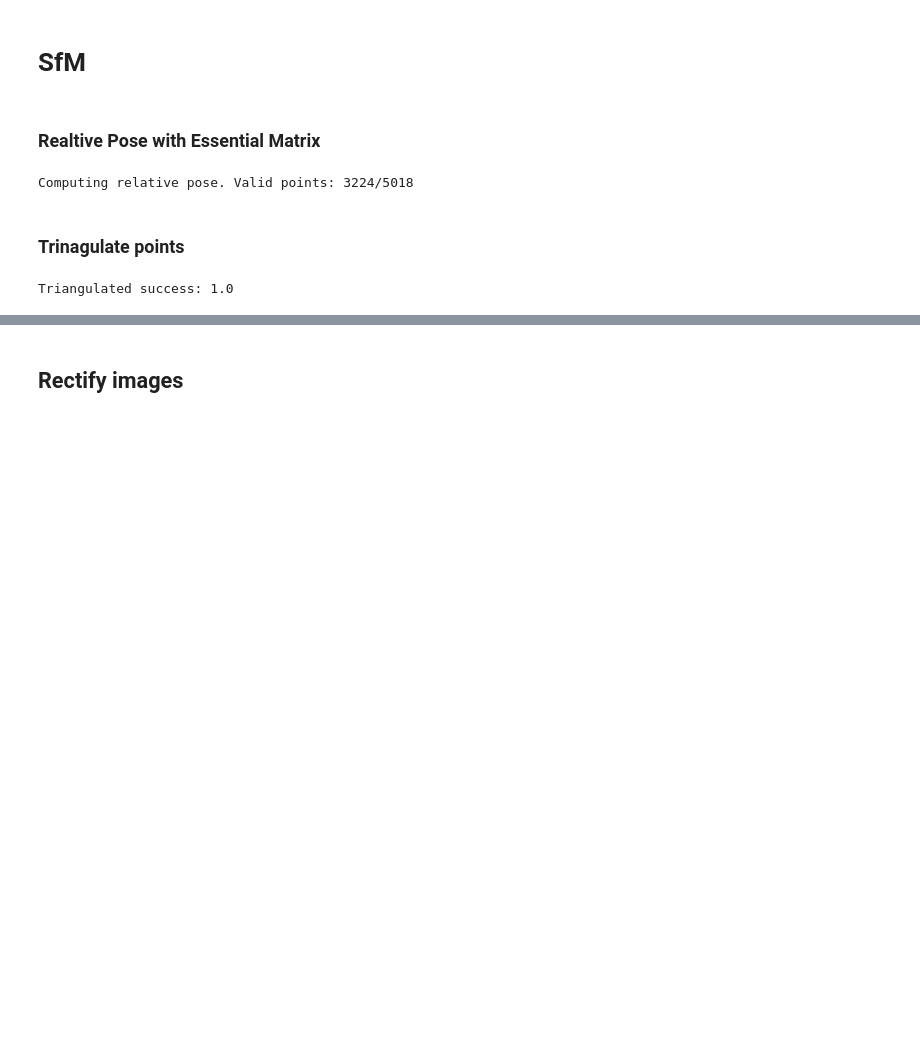
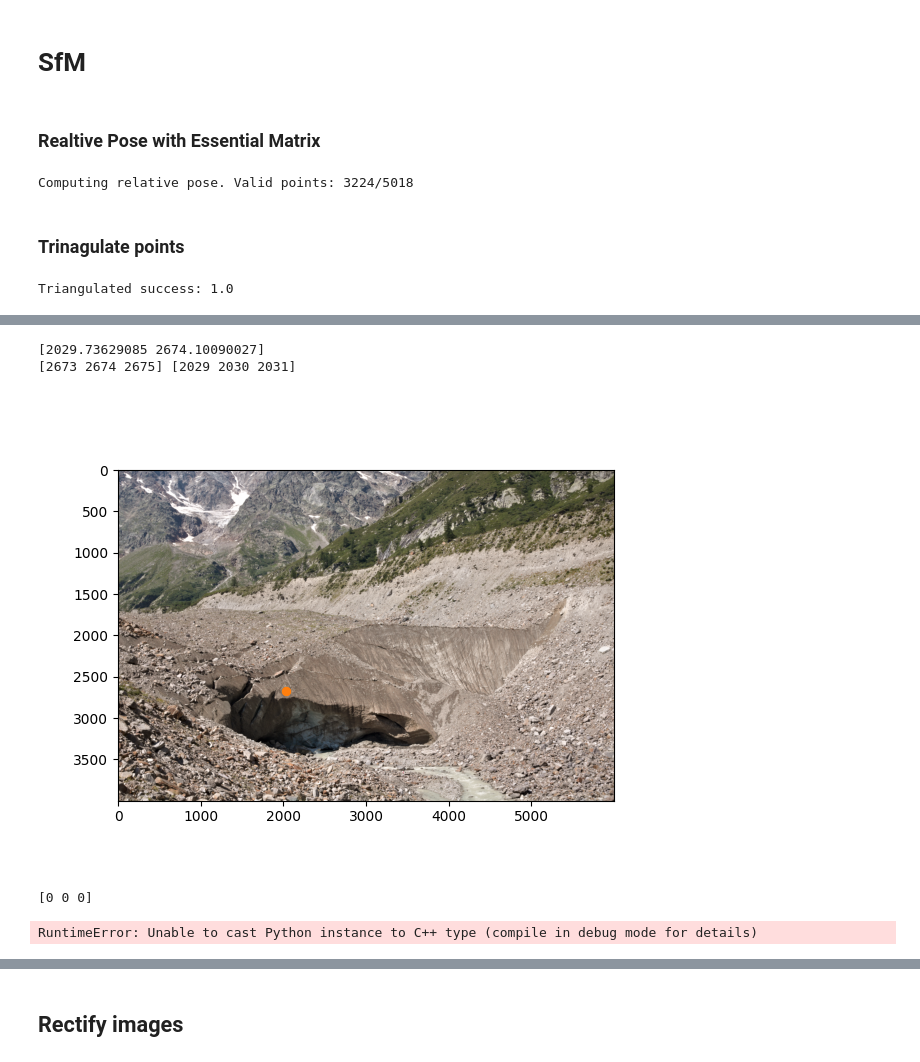
Before and after one commit to franioli/icepy4d, a Jupyter notebook: belpy_main.ipynb, the cells around one changed output, grey strips where cells are left out. Cells and saved outputs as stored; diff of their text form; code cells hidden in the pictures; blank space fills up the shorter version.

```diff
--- a/belpy_main.ipynb
+++ b/belpy_main.ipynb
@@ -289,0 +363,69 @@ True
+# %%
+jj = 1
+pointxyz = points3d[0]
+image = cv2.cvtColor(cv2.imread(images[jj][0], flags=cv2.IMREAD_COLOR), cv2.COLOR_BGR2RGB)
+P,K,dist = cameras[jj]['P'], cameras[jj]['K'], cameras[jj]['dist']
+winsz = 1
+
+
+h,w,_ = image.shape
+# P = P_from_KRT(K, R, t)
+projections = project_points(pointxyz, P, K, dist)
+image = image.astype(np.float32) / 255.
+projections = projections[1:10,:]
+
+
+numPts = len(projections)
+col = np.zeros((numPts,3))
+k = 0
+m = projections[k]
+print(m)
+kint = np.round(m).astype(int)
+i = np.array([a for a in range(kint[1]-winsz,kint[1]+winsz+1)])
+j = np.array([a for a in range(kint[0]-winsz,kint[0]+winsz+1)])
+print(i,j)
+if i.min()<0 or i.max()>h or j.min()<0 or j.max()>w:
+    print('err')
+
+plt.imshow(np.uint8(image*255))
+plt.scatter(m[0],m[1])
+plt.show()
+
+# ii, jj = np.meshgrid(i,j)
+# ii, jj = ii.flatten(), jj.flatten()
+# for rgb in range(0,3):
+#     colPatch = image[i[0]:i[-1]+1,j[0]:j[-1]+1,rgb]
+#     fcol = interp2d(i, j, colPatch, kind='linear')
+#     col[k,rgb] = fcol(m[k,0], m[k,1])
+
+# for k, m in enumerate(projections):
+#     kint = np.round(m).astype(int)
+#     i = np.array([a for a in range(kint[1]-winsz,kint[1]+winsz+1)])
+#     j = np.array([a for a in range(kint[0]-winsz,kint[0]+winsz+1)])
+#     if i.min()<0 or i.max()>h or j.min()<0 or j.max()>w:
+#         continue
+#     ii, jj = np.meshgrid(i,j)
+#     ii, jj = ii.flatten(), jj.flatten()
+#     for rgb in range(0,3):
+#         colPatch = image[i[0]:i[-1]+1,j[0]:j[-1]+1,rgb]
+#         fcol = interp2d(i, j, colPatch, kind='linear')
+#         col[k,rgb] = fcol(m[k,0], m[k,1])
+# %% [output]
+[2029.73629085 2674.10090027]
+[2673 2674 2675] [2029 2030 2031]
+[figure, added]
+# %%
+jj = 1
+image = cv2.cvtColor(cv2.imread(images[jj][0], flags=cv2.IMREAD_COLOR), cv2.COLOR_BGR2RGB)
+points3d_cols =  interpolate_point_colors2(points3d[0], image, cameras[jj]['P'], cameras[jj]['K'], cameras[jj]['dist'])
+print(points3d_cols)
+# %% [output]
+[0 0 0]
+# %%
+pcd = o3d.geometry.PointCloud()
+pcd.points = o3d.utility.Vector3dVector(points3d[epoch])
+pcd.colors = o3d.utility.Vector3dVector(points3d_cols)
+if do_viz:
+    o3d.visualization.draw_geometries([pcd])
+# %% [output]
+RuntimeError: Unable to cast Python instance to C++ type (compile in debug mode for details)
```
Also changed, not shown: parts of 10 cells of this notebook, 3 other files.
